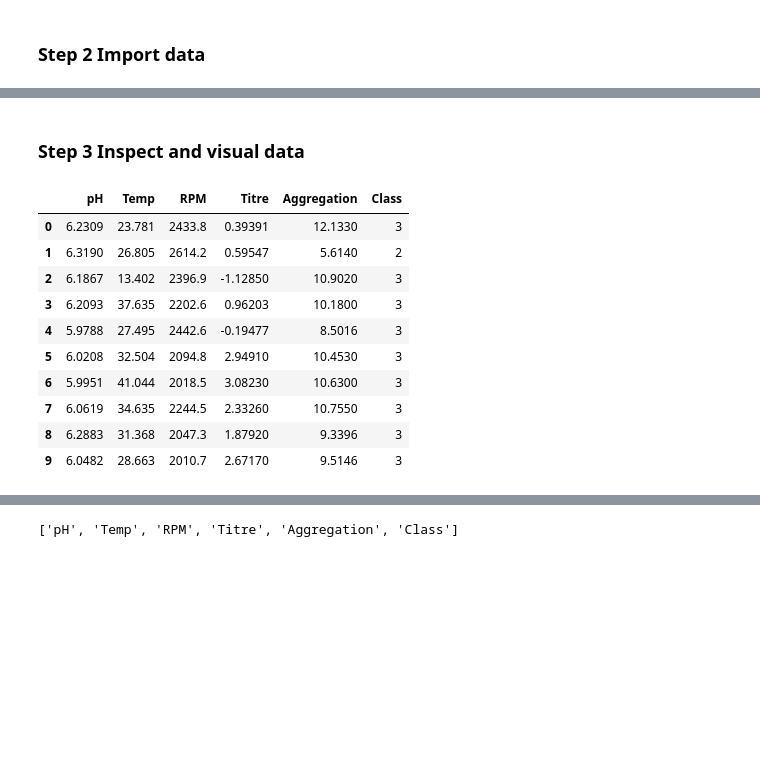
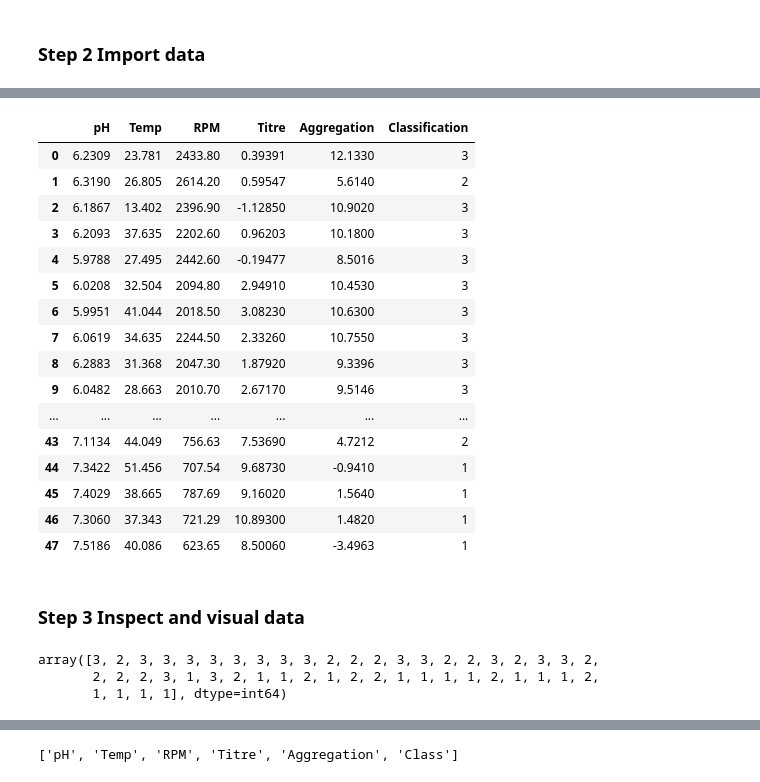
Before and after one commit to StephenGoldie/Python-Intro-Day-1-UCL, a Jupyter notebook: bioreactor_data_analysis.ipynb, the cells around one changed output, grey strips where cells are left out. Drawn from its saved outputs; the diff is of its cells as text; code cells hidden in the pictures; blank space fills up the shorter version.

```diff
--- a/bioreactor_data_analysis.ipynb
+++ b/bioreactor_data_analysis.ipynb
@@ -9,21 +63,32 @@ import pandas as pd
 # %%
 data = pd.read_csv('Bioreactor_data_headers_v1.csv',sep=",")
+data
+# %% [output]
+|  | pH | Temp | RPM | Titre | Aggregation | Classification |
+| 0 | 6.2309 | 23.781 | 2433.80 | 0.39391 | 12.1330 | 3 |
+| 1 | 6.3190 | 26.805 | 2614.20 | 0.59547 | 5.6140 | 2 |
+| 2 | 6.1867 | 13.402 | 2396.90 | -1.12850 | 10.9020 | 3 |
+| 3 | 6.2093 | 37.635 | 2202.60 | 0.96203 | 10.1800 | 3 |
+| 4 | 5.9788 | 27.495 | 2442.60 | -0.19477 | 8.5016 | 3 |
+| 5 | 6.0208 | 32.504 | 2094.80 | 2.94910 | 10.4530 | 3 |
+| 6 | 5.9951 | 41.044 | 2018.50 | 3.08230 | 10.6300 | 3 |
+| 7 | 6.0619 | 34.635 | 2244.50 | 2.33260 | 10.7550 | 3 |
+| 8 | 6.2883 | 31.368 | 2047.30 | 1.87920 | 9.3396 | 3 |
+| 9 | 6.0482 | 28.663 | 2010.70 | 2.67170 | 9.5146 | 3 |
+| ... | ... | ... | ... | ... | ... | ... |
+| 43 | 7.1134 | 44.049 | 756.63 | 7.53690 | 4.7212 | 2 |
+| 44 | 7.3422 | 51.456 | 707.54 | 9.68730 | -0.9410 | 1 |
+| 45 | 7.4029 | 38.665 | 787.69 | 9.16020 | 1.5640 | 1 |
+| 46 | 7.3060 | 37.343 | 721.29 | 10.89300 | 1.4820 | 1 |
+| 47 | 7.5186 | 40.086 | 623.65 | 8.50060 | -3.4963 | 1 |
 # %% [markdown]
 ### Step 3 Inspect and visual data
-# %%
-data.head(10)
-# %% [output]
-|  | pH | Temp | RPM | Titre | Aggregation | Class |
-| 0 | 6.2309 | 23.781 | 2433.8 | 0.39391 | 12.1330 | 3 |
-| 1 | 6.3190 | 26.805 | 2614.2 | 0.59547 | 5.6140 | 2 |
-| 2 | 6.1867 | 13.402 | 2396.9 | -1.12850 | 10.9020 | 3 |
-| 3 | 6.2093 | 37.635 | 2202.6 | 0.96203 | 10.1800 | 3 |
-| 4 | 5.9788 | 27.495 | 2442.6 | -0.19477 | 8.5016 | 3 |
-| 5 | 6.0208 | 32.504 | 2094.8 | 2.94910 | 10.4530 | 3 |
-| 6 | 5.9951 | 41.044 | 2018.5 | 3.08230 | 10.6300 | 3 |
-| 7 | 6.0619 | 34.635 | 2244.5 | 2.33260 | 10.7550 | 3 |
-| 8 | 6.2883 | 31.368 | 2047.3 | 1.87920 | 9.3396 | 3 |
-| 9 | 6.0482 | 28.663 | 2010.7 | 2.67170 | 9.5146 | 3 |
+# %%
+data['Classification '].values
+# %% [output]
+array([3, 2, 3, 3, 3, 3, 3, 3, 3, 3, 2, 2, 2, 3, 3, 2, 2, 3, 2, 3, 3, 2,
+       2, 2, 2, 3, 1, 3, 2, 1, 1, 2, 1, 2, 2, 1, 1, 1, 1, 2, 1, 1, 1, 2,
+       1, 1, 1, 1], dtype=int64)
 # %%
 import plotly.express as px
 # %%
```
Also changed, not shown: parts of 1 cell of this notebook.
